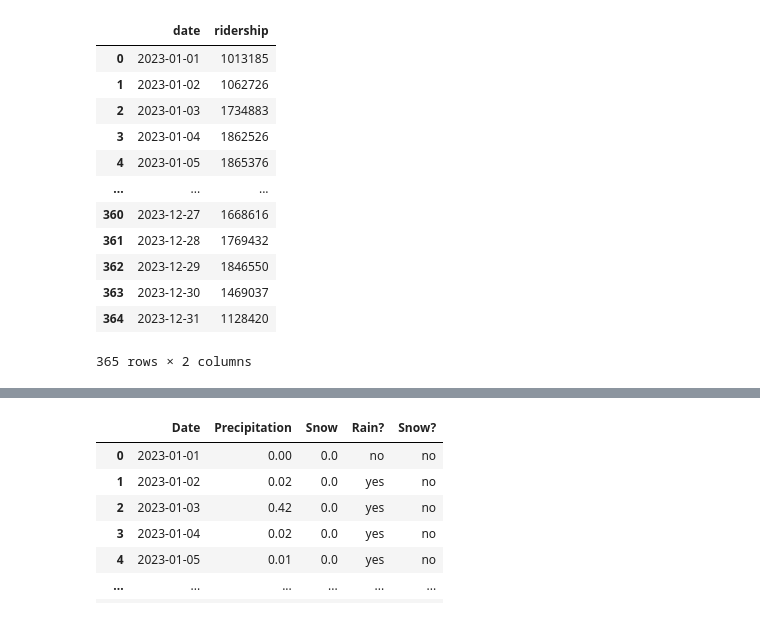
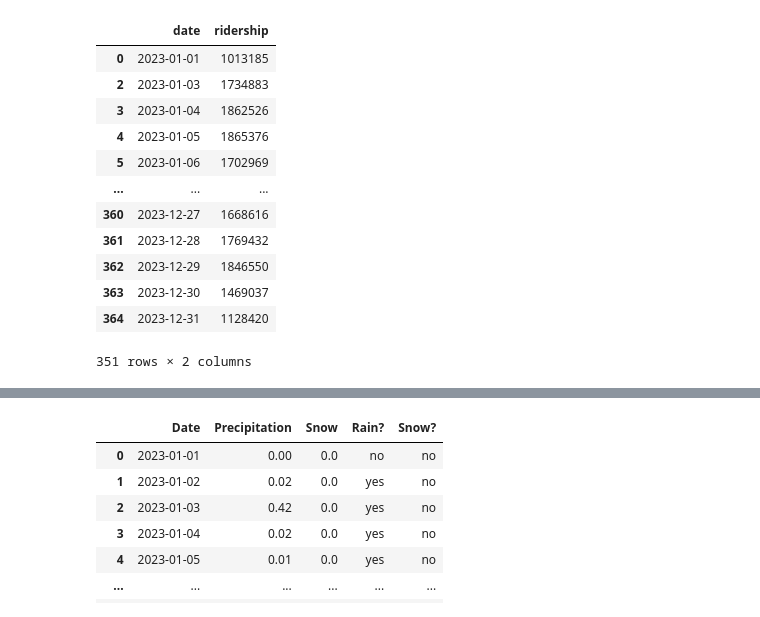
Before and after one commit to COGS108/Group063_WI26, a Jupyter notebook: modules/Weather_Subway_System_Analysis/System_Subway_VS_Rain_Snow.ipynb, the cells around one changed output, grey strips where cells are left out. Cells and saved outputs as stored; diff of their text form; code cells hidden in the pictures.

```diff
--- a/modules/Weather_Subway_System_Analysis/System_Subway_VS_Rain_Snow.ipynb
+++ b/modules/Weather_Subway_System_Analysis/System_Subway_VS_Rain_Snow.ipynb
@@ -3,20 +6,41 @@
 # %%
-import pandas as pd
 daily_ridership = pd.read_csv("../../data/01-interim/MTA_subway/MTA_Subway_Daily_Manhattan_Totals.csv")
-daily_ridership
+# Outliers:
+# Date: 2023-01-02, Ridership: 1062726, Day: Monday (-3.46σ)
+# Date: 2023-01-16, Ridership: 1135997, Day: Monday (-3.18σ)
+# Date: 2023-02-20, Ridership: 1189966, Day: Monday (-2.97σ)
+# Date: 2023-05-29, Ridership: 1048880, Day: Monday (-3.51σ)
+# Date: 2023-06-19, Ridership: 1407937, Day: Monday (-2.15σ)
+# Date: 2023-07-03, Ridership: 1423957, Day: Monday (-2.09σ)
+# Date: 2023-07-04, Ridership: 952323, Day: Tuesday (-3.87σ)
+# Date: 2023-09-04, Ridership: 996208, Day: Monday (-3.71σ)
+# Date: 2023-09-29, Ridership: 1364610, Day: Friday (-2.31σ)
+# Date: 2023-11-23, Ridership: 941205, Day: Thursday (-3.92σ)
+# Date: 2023-11-24, Ridership: 1398884, Day: Friday (-2.18σ)
+# Date: 2023-12-25, Ridership: 757361, Day: Monday (-4.61σ)
+# Date: 2023-10-28, Ridership: 1606262, Day: Saturday (+2.17σ)
+# Date: 2023-12-02, Ridership: 1670874, Day: Saturday (+2.53σ)
+# Date: 2023-12-09, Ridership: 1783307, Day: Saturday (+3.14σ)
+# Date: 2023-12-16, Ridership: 1745770, Day: Saturday (+2.93σ)
+
+Outliers = ['2023-01-02','2023-01-16','2023-02-20','2023-05-29','2023-06-19','2023-07-03','2023-07-04',
+            '2023-09-04','2023-10-28','2023-11-23','2023-11-24','2023-12-02','2023-12-16','2023-12-25']
+
+daily_ridership = daily_ridership[~daily_ridership['date'].isin(Outliers)]
+daily_ridership.head()
 # %% [output]
 |  | date | ridership |
 | 0 | 2023-01-01 | 1013185 |
-| 1 | 2023-01-02 | 1062726 |
 | 2 | 2023-01-03 | 1734883 |
 | 3 | 2023-01-04 | 1862526 |
 | 4 | 2023-01-05 | 1865376 |
+| 5 | 2023-01-06 | 1702969 |
 | ... | ... | ... |
 | 360 | 2023-12-27 | 1668616 |
 | 361 | 2023-12-28 | 1769432 |
 | 362 | 2023-12-29 | 1846550 |
 | 363 | 2023-12-30 | 1469037 |
 | 364 | 2023-12-31 | 1128420 |
-365 rows × 2 columns
+351 rows × 2 columns
 # %%
 daily_weather = pd.read_csv("../../data/01-interim/Weather/CLEANED_CentralPark_Weather2023.csv")
```
Also changed, not shown: parts of 6 cells of this notebook.
